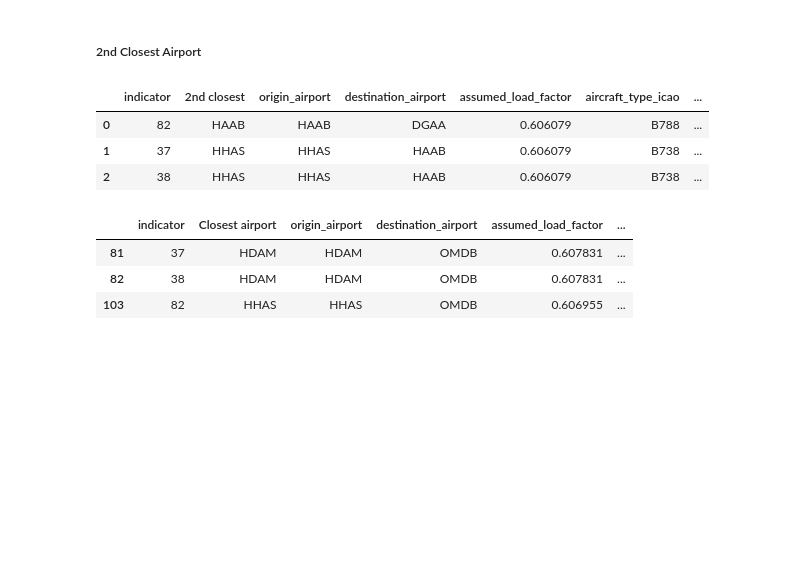
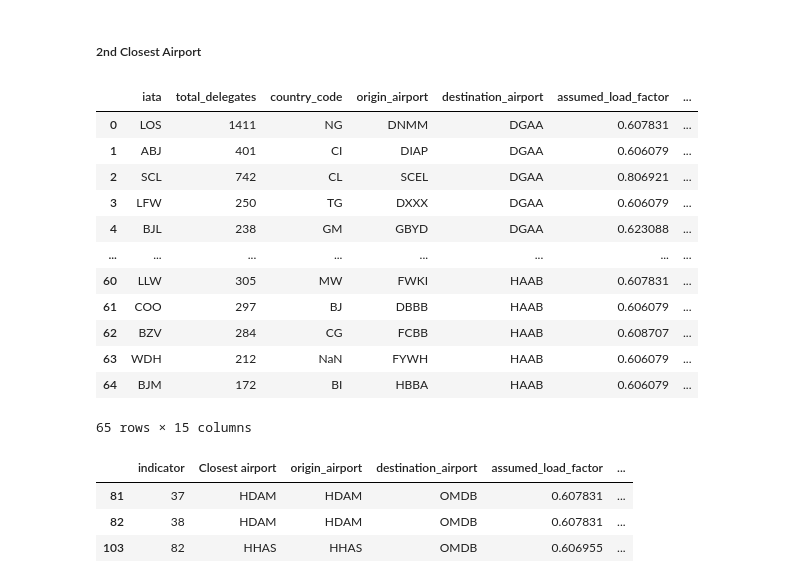
Before and after one commit to lukasschirren/COP_flight_analysis, a Jupyter notebook: cop28_delegate_list.ipynb, the cells around one changed output. Drawn from its saved outputs; the diff is of its cells as text; code cells hidden in the pictures; blank space fills up the shorter version.

Commit message:
Approach for hub_airports including all to OMDB

```diff
--- a/cop28_delegate_list.ipynb
+++ b/cop28_delegate_list.ipynb
@@ -241,6 +234,8 @@ non_direct = airport_location[airport_location['existing_flight'] == False]
 # test.drop_duplicates(subset=['icao'])
 # test.to_excel('flights_with_transit_stop_with_latitude.xlsx', index=False)
 non_direct.to_excel('non_existing_flights.xlsx', index=False)
-non_direct
+non_direct.reset_index(inplace=True)
+non_direct = non_direct[['iata','icao','total_delegates','country_code','airport','latitude','longitude','distance_to_dubai','existing_flight']]
+non_direct.iloc[:3]
 # %% [output]
 |  | iata | icao | total_delegates | country_code | airport | latitude | longitude | distance_to_dubai | ... |
@@ -319,5 +393,4 @@ pd.DataFrame(unique_list)
 # %%
-
 # List to store merged DataFrames
 merged_dfs = []
 
@@ -325,7 +398,7 @@ merged_dfs = []
 # Iterate over the 'Closest airport' column
 for dest in df_stopover['Closest airport']:
     # Perform the merge operation
-    merged_result = airport_location.merge(df[df['destination_airport'] == dest], left_on='icao', right_on='origin_airport', how='inner')
+    merged_result = non_direct.merge(df[df['destination_airport'] == dest], left_on='icao', right_on='origin_airport', how='inner')
 
     # Check if merged result is not empty
     if not merged_result.empty:
@@ -337,15 +410,12 @@ for dest in df_stopover['Closest airport']:
 
 # Concatenate the list of merged DataFrames into a single DataFrame
 final_merged_df = pd.concat(merged_dfs, ignore_index=True)
-final_merged_df = final_merged_df.merge(df_stopover,left_on='icao',right_on='Closest airport', how='inner')
+# final_merged_df = final_merged_df.merge(df_stopover,left_on='destination_airport',right_on='Closest airport', how='outer')
 
 # Save the final merged DataFrame
 #final_merged_df.to_csv('merged_data.csv', index=False)  # You can change the filename and format as needed
 
-final_merged_df = final_merged_df.drop_duplicates(subset=['indicator'])
+
+# final_merged_df = final_merged_df.sort_values(by=['icao', 'co2_kg'])
+final_merged_df = final_merged_df.drop_duplicates(subset=['icao'], keep='first')
 final_merged_df.reset_index(inplace=True)
-final_merged_df = final_merged_df[['indicator','Closest airport','origin_airport','destination_airport',
-       'assumed_load_factor', 'aircraft_type_icao', 'total_fuel_burn','co2_kg',
-       'nox_kg','hc_kg', 'oc_kg', 'h2o_kg', 'so2_kg', 'sulphates_kg',
-       ]]
-final_merged_df
@@ -372,0 +422,6 @@ unique_list = list(set(my_list))
+# %%
+final_merged_df = final_merged_df[['icao','total_delegates','country_code','origin_airport','destination_airport',
+       'assumed_load_factor', 'aircraft_type_icao', 'total_fuel_burn','co2_kg',
+       'nox_kg','hc_kg', 'oc_kg', 'h2o_kg', 'so2_kg', 'sulphates_kg',
+       ]]
+final_merged_df.iloc[:5]
@@ -373,2 +446,12 @@ unique_list = list(set(my_list))
 # %% [markdown]
 Add flights from stopover --> dubai
+# %%
+
+# Count the occurrences of each value in final_merged_df['origin_airport']
+occurrences_count = final_merged_df['origin_airport'].value_counts().to_dict()
+
+# Delete the same number of occurrences from non_direct['icao'] for each value in final_merged_df['origin_airport']
+for value, count in occurrences_count.items():
+    non_direct = non_direct.drop(non_direct[non_direct['icao'] == value].head(count).index)
+
+len(non_direct)
@@ -416,29 +504,39 @@ df_stopover_two = df_stopover.iloc[[36,37,81],:]
 # %%
 for dest in df_stopover_two['2nd closest']:
     # Perform the merge operation
-    merged_result = airport_location.merge(df[df['destination_airport'] == dest], left_on='icao', right_on='origin_airport', how='inner')
+    merged_result = non_direct.merge(df[df['destination_airport'] == dest], left_on='icao', right_on='origin_airport', how='inner')
 
     # Check if merged result is not empty
     if not merged_result.empty:
         # Append to the list
         merged_dfs.append(merged_result)
 # merged_dfs = [non_direct.merge(df[df['destination_airport'] == dest], left_on='icao', right_on='origin_airport', how='inner') for dest in df_stopover_two['2nd closest']]
 
 final_merged_df = pd.concat(merged_dfs, ignore_index=True)
-final_merged_df = final_merged_df.merge(df_stopover_two,left_on='icao',right_on='2nd closest', how='inner')
+# final_merged_df = final_merged_df.merge(df_stopover_two,left_on='icao',right_on='2nd closest', how='inner')
 
-final_merged_df = final_merged_df.drop_duplicates(subset=['indicator'])
+# final_merged_df = final_merged_df.sort_values(by=['icao', 'co2_kg'])
+final_merged_df = final_merged_df.drop_duplicates(subset=['icao'])
 final_merged_df.reset_index(inplace=True)
-final_merged_df = final_merged_df[['indicator','2nd closest','origin_airport','destination_airport',
+final_merged_df = final_merged_df[[	'iata','total_delegates','country_code','origin_airport','destination_airport',
        'assumed_load_factor', 'aircraft_type_icao', 'total_fuel_burn','co2_kg',
        'nox_kg','hc_kg', 'oc_kg', 'h2o_kg', 'so2_kg', 'sulphates_kg',
        ]]
 final_merged_df
 # %% [output]
-|  | indicator | 2nd closest | origin_airport | destination_airport | assumed_load_factor | aircraft_type_icao | ... |
-| 0 | 82 | HAAB | HAAB | DGAA | 0.606079 | B788 | ... |
-| 1 | 37 | HHAS | HHAS | HAAB | 0.606079 | B738 | ... |
-| 2 | 38 | HHAS | HHAS | HAAB | 0.606079 | B738 | ... |
+|  | iata | total_delegates | country_code | origin_airport | destination_airport | assumed_load_factor | ... |
+| 0 | LOS | 1411 | NG | DNMM | DGAA | 0.607831 | ... |
+| 1 | ABJ | 401 | CI | DIAP | DGAA | 0.606079 | ... |
+| 2 | SCL | 742 | CL | SCEL | DGAA | 0.806921 | ... |
+| 3 | LFW | 250 | TG | DXXX | DGAA | 0.606079 | ... |
+| 4 | BJL | 238 | GM | GBYD | DGAA | 0.623088 | ... |
+| ... | ... | ... | ... | ... | ... | ... | ... |
+| 60 | LLW | 305 | MW | FWKI | HAAB | 0.607831 | ... |
+| 61 | COO | 297 | BJ | DBBB | HAAB | 0.606079 | ... |
+| 62 | BZV | 284 | CG | FCBB | HAAB | 0.608707 | ... |
+| 63 | WDH | 212 | NaN | FYWH | HAAB | 0.606079 | ... |
+| 64 | BJM | 172 | BI | HBBA | HAAB | 0.606079 | ... |
+65 rows × 15 columns
 # %%
 values_to_keep = [82,37,38]
 
```
Also changed, not shown: parts of 41 cells of this notebook, 7 other files.
